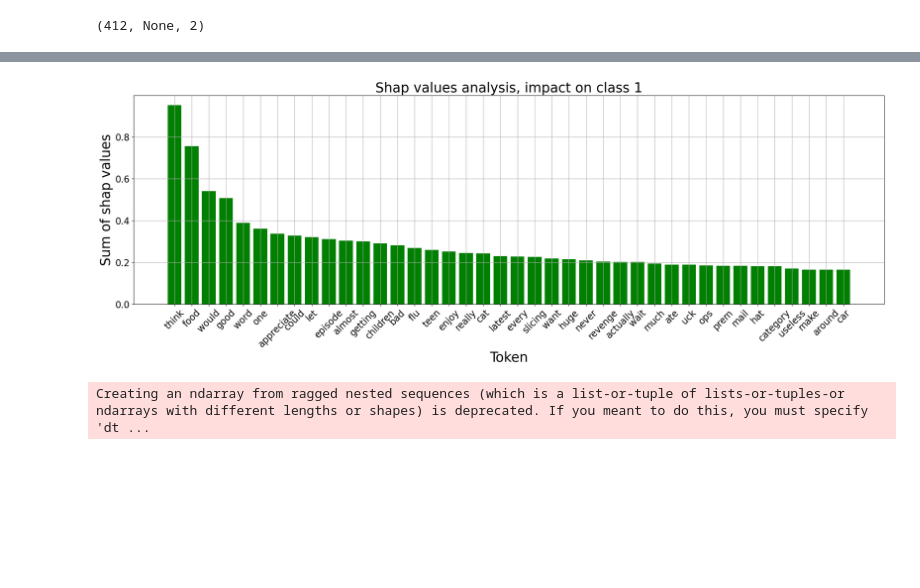
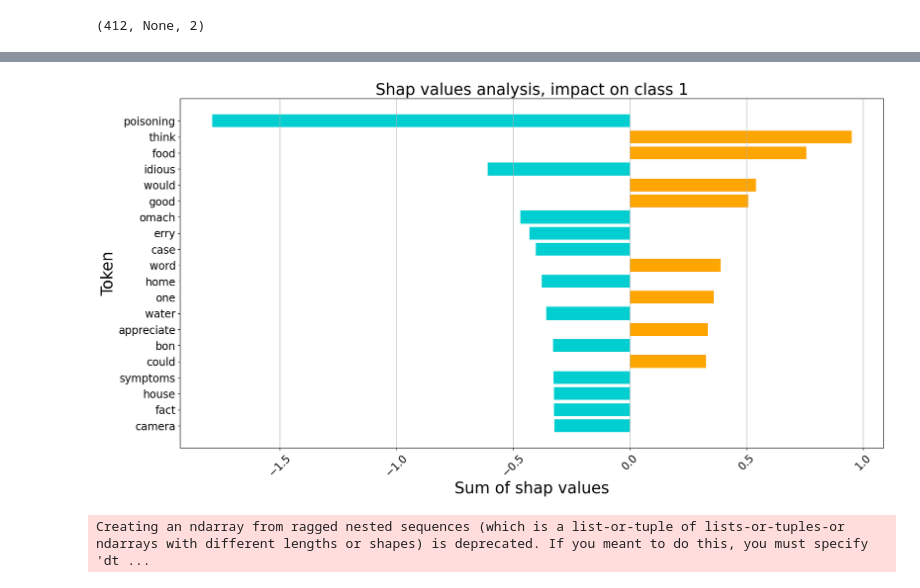
Before and after one commit to auro736/food_risk_MS_thesis, a Jupyter notebook: tasks/shap_new.ipynb, the cells around one changed output, grey strips where cells are left out. Saved outputs shown, nothing was run; the diff lists cells and outputs as text; code cells hidden in the pictures; blank space fills up the shorter version.

Commit message:
new data added, shap done

```diff
--- a/tasks/shap_new.ipynb
+++ b/tasks/shap_new.ipynb
@@ -162,8 +176,8 @@ def token_dict(shap_values):
 # %%
-token_dict_pos, token_dict_neg = token_dict(shap_values)
+# token_dict_pos, token_dict_neg = token_dict(shap_values)
 
-sorted_pos = sorted(token_dict_pos.items(), key = lambda x:x[1], reverse = True)
+sorted_pos = sorted(token_dict_pos.items(), key = lambda x:abs(x[1]), reverse = True)
 sorted_d_pos = dict(sorted_pos)
 
-sorted_neg = sorted(token_dict_neg.items(), key = lambda x:x[1], reverse = True)
+sorted_neg = sorted(token_dict_neg.items(), key = lambda x:abs(x[1]), reverse = True)
 sorted_d_neg = dict(sorted_neg)
@@ -173,21 +184,34 @@ sorted_d_neg = dict(sorted_neg)
 # %%
 # PLOT FOR CLASS 1
 # %%
-to_plot_pos = get_top_n(40,sorted_d_pos)
+to_plot_pos = get_top_n(20,sorted_d_pos)
+# %%
+def colors(x):
+    colorsValue = []
+    for value in x.values():
+        if value < 0:
+            colorsValue.append('darkturquoise')
+        elif value >= 0:
+            colorsValue.append('orange')
+    return colorsValue
+# %%
+colors_list = colors(to_plot_pos)
 # %%
-# CLASS 1
-plt.figure(figsize=(25,7))
-plt.bar(range(len(to_plot_pos)), list(to_plot_pos.values()), tick_label=list(to_plot_pos.keys()), color = 'green')
+# IMPACT ON CLASS 1
+
+plt.figure(figsize=(20,10))
+plt.barh(range(len(to_plot_pos)), list(to_plot_pos.values()), tick_label=list(to_plot_pos.keys()), color = colors_list)
 plt.xticks(fontsize=17, rotation = 45)
 plt.yticks(fontsize=17)
 plt.title('Shap values analysis, impact on class 1', fontsize = 25)
-plt.xlabel('Token', fontsize = 25)
-plt.ylabel('Sum of shap values', fontsize = 25)
-plt.grid()
+plt.ylabel('Token', fontsize = 25)
+plt.xlabel('Sum of shap values', fontsize = 25)
+plt.grid(axis = 'x')
+plt.gca().invert_yaxis()
 # plt.savefig('/home/cc/rora_tesi_new/log/log_TRC/twitter-roberta-large-2022-154m/bertweet-seq/20_epoch/data/True_weight/42_seed/shap/shap_pred_1.png',bbox_inches='tight')
 plt.show()
 # %% [output]
-[figure, old version]
+[figure, new version]
 # %%
 shap.plots.bar(shap_values[:,:,1].sum(0), order=shap.Explanation.argsort.flip)
 # %% [output]
```
Also changed, not shown: parts of 22 cells of this notebook, 18 other files.
